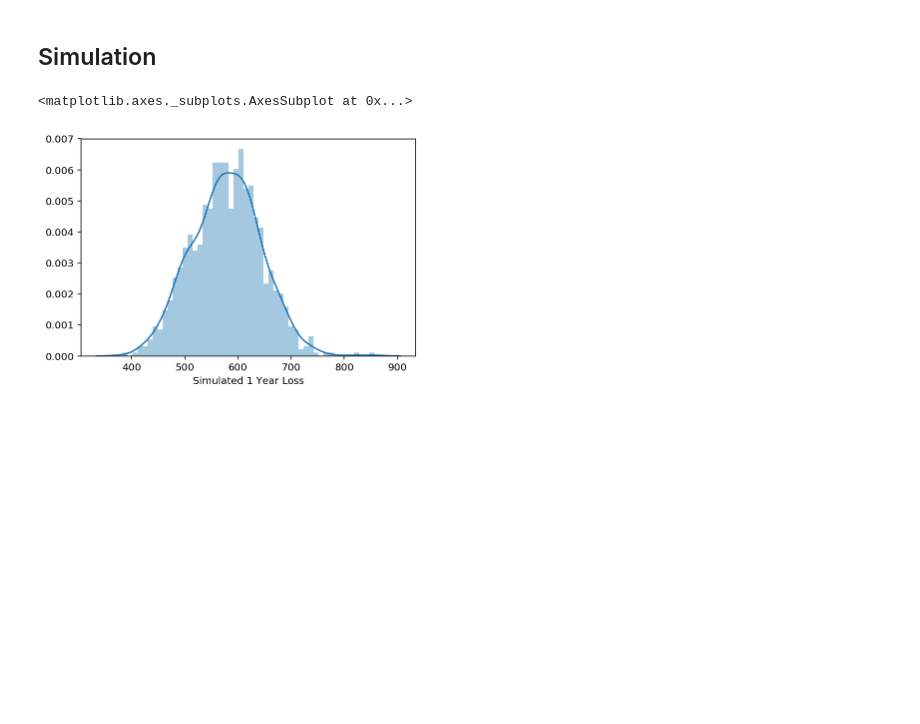
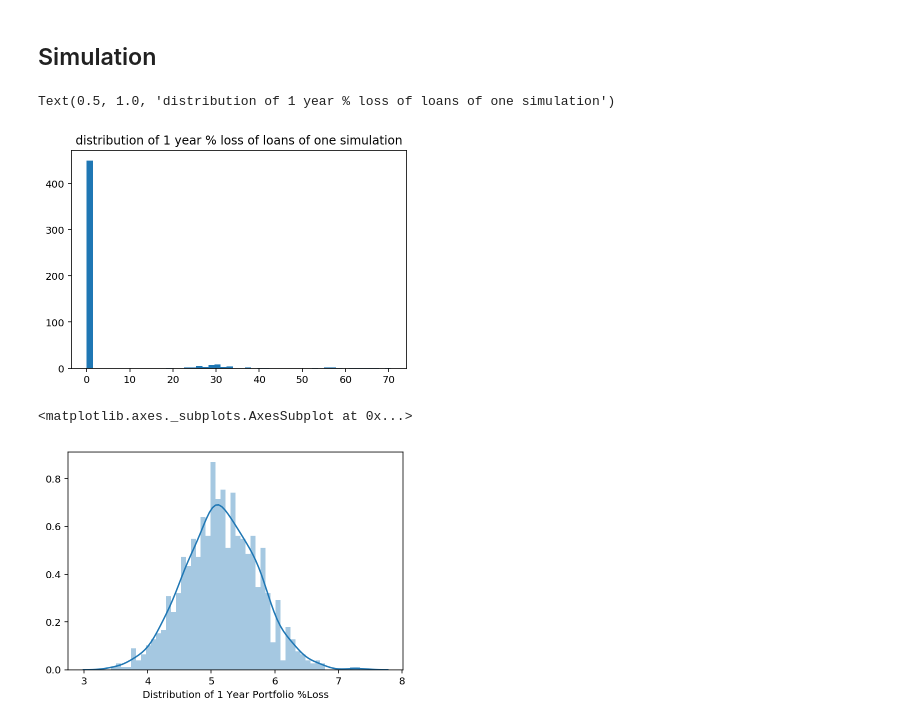
Before and after one commit to AlexaYuqinD/MS-E-246-Project, a Jupyter notebook: MS&E246 Project-Models.ipynb, the cells around one changed output. Saved outputs shown, nothing was run; the diff lists cells and outputs as text; code cells hidden in the pictures; blank space fills up the shorter version.

```diff
--- a/MS&E246 Project-Models.ipynb
+++ b/MS&E246 Project-Models.ipynb
@@ -1260,8 +1273,15 @@ sumloss1 = [sum(i) for i in allloss1]
+# %%
+# distribution of 500 loans of one simulation
+_,__,___ = plt.hist([allloss1[6][i]/total[i]*100 for i in range(500)],bins = 50)
+plt.title('distribution of 1 year % loss of loans of one simulation')
+# %% [output]
+Text(0.5, 1.0, 'distribution of 1 year % loss of loans of one simulation')
+[figure, added]
 # %%
-sns.distplot(sumloss1,bins = 50,axlabel = 'Simulated 1 Year Loss')
+sns.distplot(sumloss1,bins = 50,axlabel = 'Distribution of 1 Year Portfolio %Loss')
 # %% [output]
 <matplotlib.axes._subplots.AxesSubplot at 0x...>
-[figure, old version]
+[figure, new version]
 # %%
 # year 5
 allloss5 = []
```
Also changed, not shown: parts of 30 cells of this notebook.
